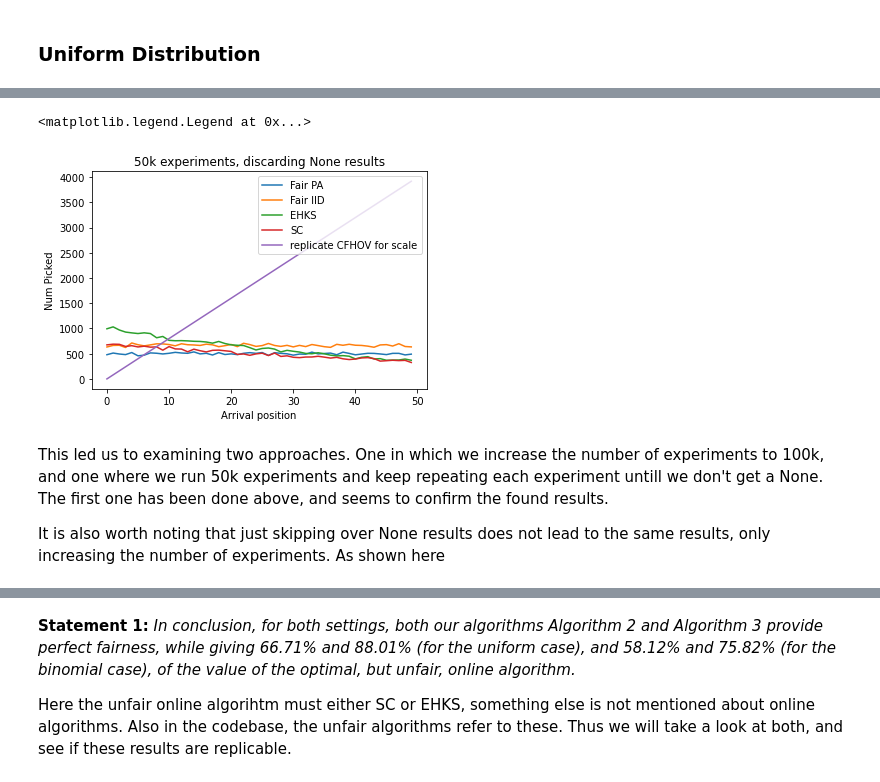
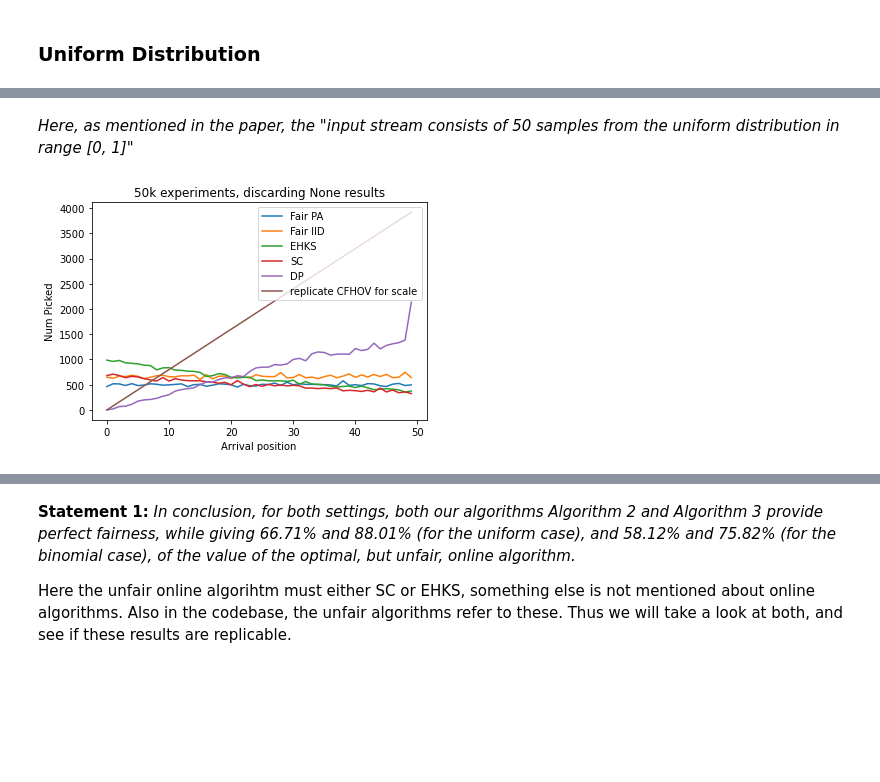
Before and after one commit to pimpraat/FACT-Ai, a Jupyter notebook: python implementation/multicolor_prophet.ipynb, the cells around one changed output, grey strips where cells are left out. Saved outputs shown, nothing was run; the diff lists cells and outputs as text; code cells hidden in the pictures; blank space fills up the shorter version.

```diff
--- a/python implementation/multicolor_prophet.ipynb
+++ b/python implementation/multicolor_prophet.ipynb
@@ -117,31 +238,2 @@ def runExperiment(algorithm, N_experimentReps, distribution_type, n_candidates):
-# %%
-#Plotting the results for 50k experiments
-
-arrivalPositionsChosenFairPA, a = runExperiment(algorithm="FairGeneralProphet", N_experimentReps=50000,
-                                                distribution_type="uniform", n_candidates=50)
-
-arrivalPositionsChosenFairIID, b = runExperiment(algorithm="FairIIDProphet", N_experimentReps=50000,
-                                                distribution_type="uniform", n_candidates=50)
-
-arrivalPositionsChosenSC, c = runExperiment(algorithm="SC", N_experimentReps=50000,
-                                                distribution_type="uniform", n_candidates=50)
-
-arrivalPositionsChosenEHKS, d = runExperiment(algorithm="EHKS", N_experimentReps=50000,
-                                                distribution_type="uniform", n_candidates=50)
-
-plt.plot(range(0,50), arrivalPositionsChosenFairPA, label="Fair PA")
-plt.plot(range(0,50), arrivalPositionsChosenFairIID, label="Fair IID")
-plt.plot(range(0,50), arrivalPositionsChosenEHKS, label="EHKS")
-plt.plot(range(0,50), arrivalPositionsChosenSC, label="SC")
-plt.plot(range(0,50), range(0,4000,80), label="replicate CFHOV for scale")
-plt.title("50k experiments, discarding None results")
-plt.xlabel("Arrival position")
-plt.ylabel("Num Picked")
-plt.legend(loc="upper right")
-# %% [output]
-<matplotlib.legend.Legend at 0x...>
-[figure, removed]
-# %% [markdown]
-This led us to examining two approaches. One in which we increase the number of experiments to 100k, and one where we run 50k experiments and keep repeating each experiment untill we don't get a None. The first one has been done above, and seems to confirm the found results.
-
-It is also worth noting that just skipping over None results does not lead to the same results, only increasing the number of experiments. As shown here
+# %% [markdown]
+_Here, as mentioned in the paper, the "input stream consists of 50 samples from the uniform distribution in range [0, 1]"_
@@ -147,0 +286,30 @@ It is also worth noting that just skipping over None results does not lead to th
+# %%
+#Plotting the results for 50k experiments
+
+arrivalPositionsChosenFairPA, a = runExperiment(algorithm="FairGeneralProphet", N_experimentReps=50000,
+                                                distribution_type="uniform", n_candidates=50)
+
+arrivalPositionsChosenFairIID, b = runExperiment(algorithm="FairIIDProphet", N_experimentReps=50000,
+                                                distribution_type="uniform", n_candidates=50)
+
+arrivalPositionsChosenSC, c = runExperiment(algorithm="SC", N_experimentReps=50000,
+                                                distribution_type="uniform", n_candidates=50)
+
+arrivalPositionsChosenEHKS, d = runExperiment(algorithm="EHKS", N_experimentReps=50000,
+                                                distribution_type="uniform", n_candidates=50)
+arrivalPositionsChosenDP, e = runExperiment(algorithm="DP", N_experimentReps=50000,
+                                                distribution_type="uniform", n_candidates=50)
+
+plt.plot(range(0,50), arrivalPositionsChosenFairPA, label="Fair PA")
+plt.plot(range(0,50), arrivalPositionsChosenFairIID, label="Fair IID")
+plt.plot(range(0,50), arrivalPositionsChosenEHKS, label="EHKS")
+plt.plot(range(0,50), arrivalPositionsChosenSC, label="SC")
+plt.plot(range(0,50), arrivalPositionsChosenDP, label="DP")
+plt.plot(range(0,50), range(0,4000,80), label="replicate CFHOV for scale")
+plt.title("50k experiments, discarding None results")
+plt.xlabel("Arrival position")
+plt.ylabel("Num Picked")
+plt.legend(loc="upper right")
+plt.savefig("50kExperiments.png")
+# %% [output]
+[figure, added]
```
Also changed, not shown: parts of 14 cells of this notebook, 6 other files.
